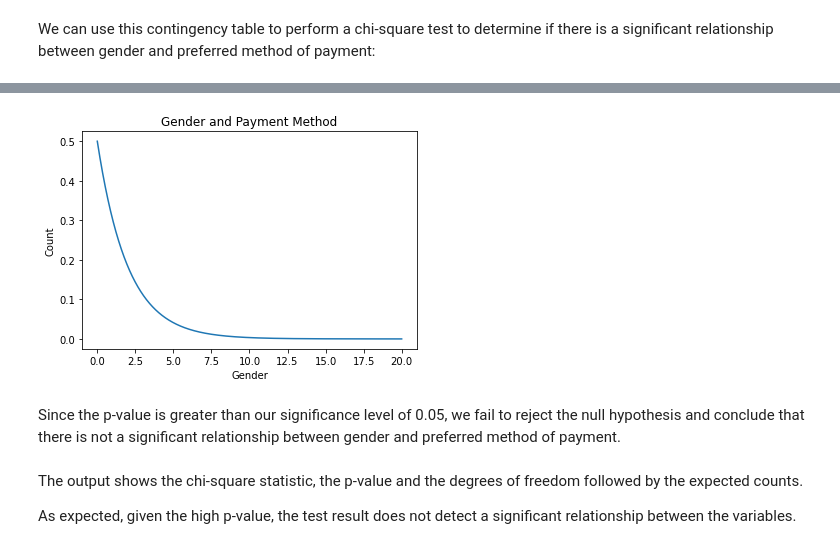
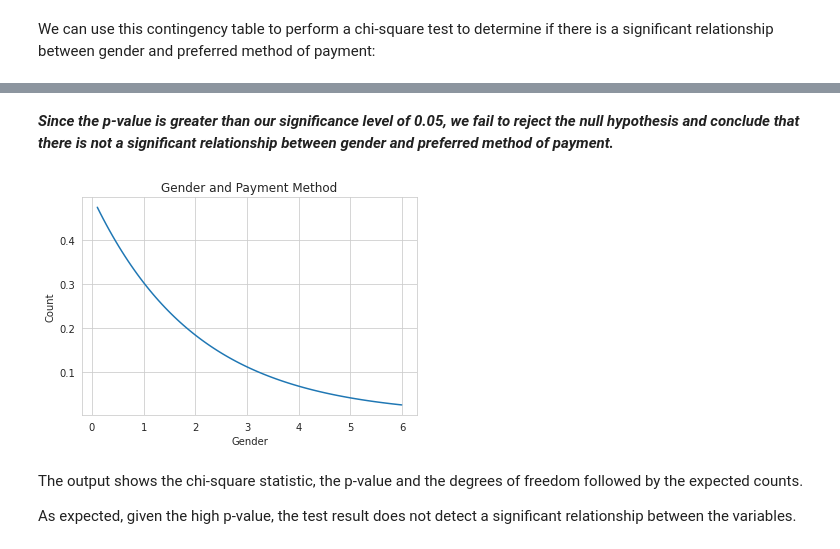
Before and after one commit to coraline1111/Lab-work-Saturday, a Jupyter notebook: Mini_project_chi_square_test.ipynb, the cells around one changed output, grey strips where cells are left out. Cells and saved outputs as stored; diff of their text form; code cells hidden in the pictures.

```diff
--- a/Mini_project_chi_square_test.ipynb
+++ b/Mini_project_chi_square_test.ipynb
@@ -95,19 +91,31 @@ P-value: 0.9470
-# %%
-# Create a stacked bar chart to visualize the contingency table:
-from scipy.stats import chi2
-df = 2
-n = 500
-x = np.arange(0, 20, 0.001)
-pdf = chi2.pdf(x, df=2)
-plt.plot(x, pdf)
-plt.title('Gender and Payment Method')
-plt.xlabel('Gender')
-plt.ylabel('Count')
-plt.show()
-# %% [output]
-[figure, removed]
 # %% [markdown]
-Since the p-value is greater than our significance level of 0.05, we fail to reject the null hypothesis and conclude that there is not a significant relationship between gender and preferred method of payment.
+***Since the p-value is greater than our significance level of 0.05, we fail to reject the null hypothesis and conclude that there is not a significant relationship between gender and preferred method of payment.***
+# %%
+# Set random seed for reproducibility
+np.random.seed(123)
+
+# Define degrees of freedom and sample size
+dof = 2
+n = 500
+
+# Generate chi-square distributed data
+sample = np.random.chisquare(dof, size=n)
+
+# Calculate the x-axis values for the plot
+x = np.linspace(chi2.ppf(0.05, dof), chi2.ppf(0.95, dof), 100)
+
+# Calculate the chi-square distribution PDF
+pdf = chi2.pdf(x, dof)
+
+# Plot the chi-square distribution
+sns.set_style('whitegrid')
+plt.plot(x, pdf)
+plt.title('Gender and Payment Method')
+plt.xlabel('Gender')
+plt.ylabel('Count')
+plt.show()
+# %% [output]
+[figure, added]
 # %% [markdown]
 The output shows the chi-square statistic, the p-value and the degrees of freedom followed by the expected counts.
 
```
Also changed, not shown: parts of 6 cells of this notebook.
